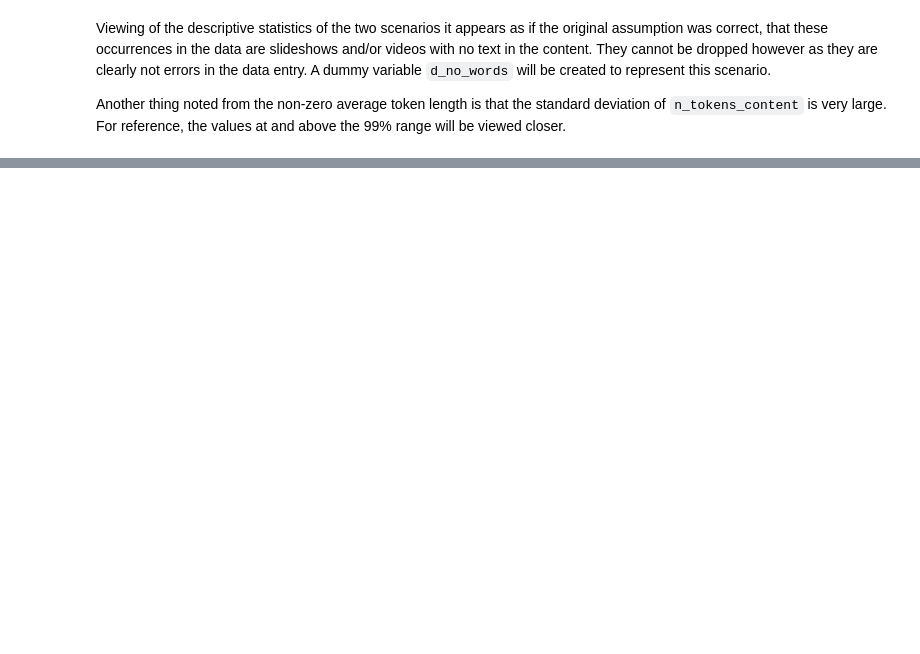
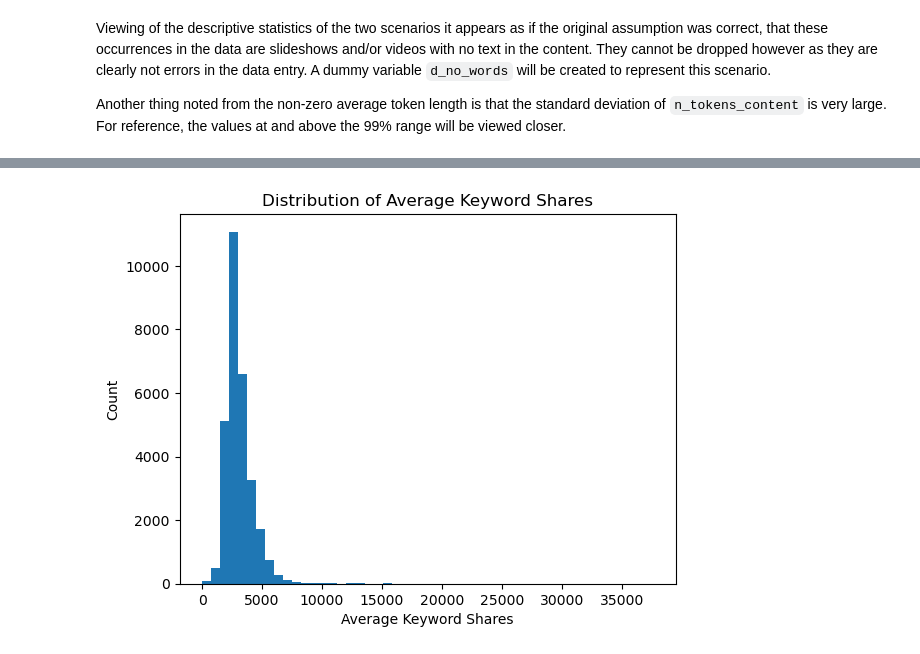
Before and after one commit to nxfern/Mashable-Online-News-Popularity, a Jupyter notebook: DS2_Take-Home_NF.ipynb, the cells around one changed output, grey strips where cells are left out. Drawn from its saved outputs; the diff is of its cells as text; code cells hidden in the pictures; blank space fills up the shorter version.

```diff
--- a/DS2_Take-Home_NF.ipynb
+++ b/DS2_Take-Home_NF.ipynb
@@ -14,6 +18,7 @@ import pandas as pd
 import numpy as np
 
 # Loading train data from csv locally and viewing the contents
-data = pd.read_csv('train.csv')
+data = pd.read_csv('train.csv', index_col='article_id')
+display(data.head())
 data.info()
 # %% [output]
@@ -209,0 +258,11 @@ data[data['n_tokens_content'] <= content_75].describe()
+# %%
+# Plottig the distribution of kw_avg_avg
+plt.hist(data['kw_avg_avg'], bins=50)
+
+plt.xlabel('Average Keyword Shares')
+plt.ylabel('Count')
+plt.title('Distribution of Average Keyword Shares')
+
+plt.show()
+# %% [output]
+[figure, added]
```
Also changed, not shown: parts of 36 cells of this notebook.
